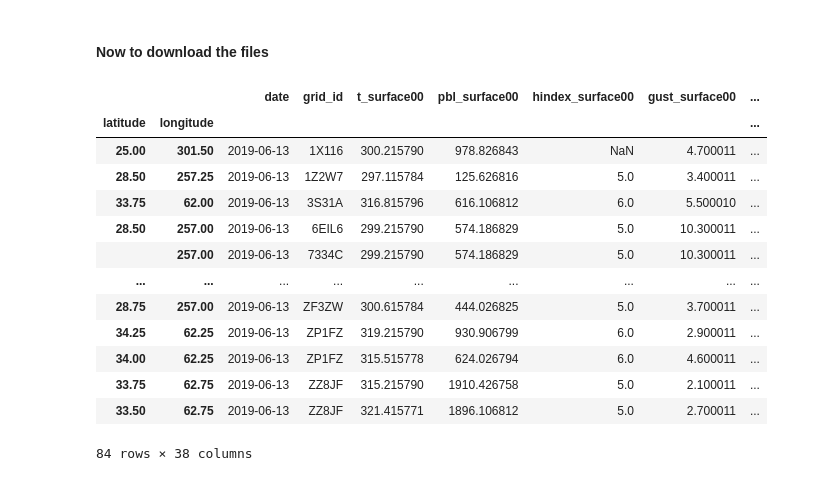
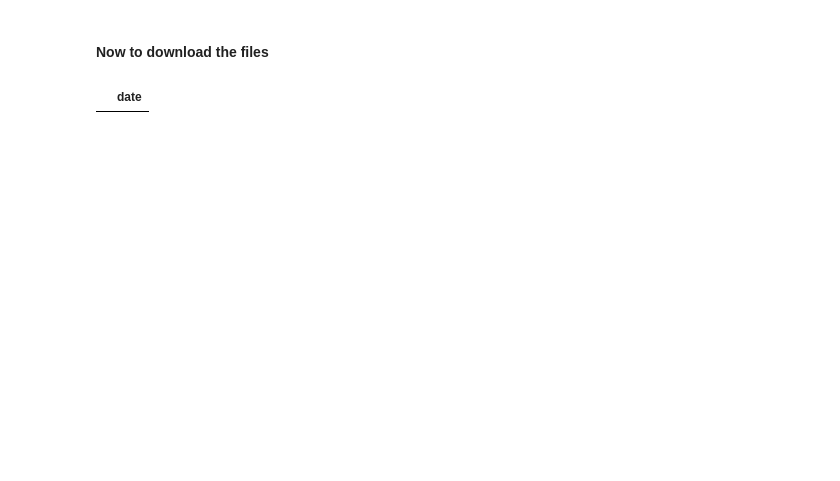
Before and after one commit to jerico-johns/Particulate-Articulate, a Jupyter notebook: GFS_Pipeline.ipynb, the cells around one changed output. Drawn from its saved outputs; the diff is of its cells as text; code cells hidden in the pictures; blank space fills up the shorter version.

```diff
--- a/GFS_Pipeline.ipynb
+++ b/GFS_Pipeline.ipynb
@@ -643,24 +640,11 @@ Ignoring index file '/local/train/GFS/gfs.0p25.2019070118.f006.grib2.923a8.idx'
 # Make sure we can pass tuples or some combination for level and variable name into function so that we can quickly change variables included.
 # Add a timeit call to understand how long it takes to run end-to-end pipeline.
 # %%
-out_parquet =  'gfs.0p25.' + '2019' + '06' + '13' + '.f006.parquet'
+out_parquet =  'gfs.0p25.' + '2020' + '01' + '01' + '.f006.parquet'
 filepath = '../train/GFS/parquet/' + out_parquet
 test_df = pd.read_parquet(filepath, engine='pyarrow')
 test_df
 # %% [output]
-|  |  | date | grid_id | t_surface00 | pbl_surface00 | hindex_surface00 | gust_surface00 | ... |
-| latitude | longitude |  |  |  |  |  |  | ... |
-| 25.00 | 301.50 | 2019-06-13 | 1X116 | 300.215790 | 978.826843 | NaN | 4.700011 | ... |
-| 28.50 | 257.25 | 2019-06-13 | 1Z2W7 | 297.115784 | 125.626816 | 5.0 | 3.400011 | ... |
-| 33.75 | 62.00 | 2019-06-13 | 3S31A | 316.815796 | 616.106812 | 6.0 | 5.500010 | ... |
-| 28.50 | 257.00 | 2019-06-13 | 6EIL6 | 299.215790 | 574.186829 | 5.0 | 10.300011 | ... |
-|  | 257.00 | 2019-06-13 | 7334C | 299.215790 | 574.186829 | 5.0 | 10.300011 | ... |
-| ... | ... | ... | ... | ... | ... | ... | ... | ... |
-| 28.75 | 257.00 | 2019-06-13 | ZF3ZW | 300.615784 | 444.026825 | 5.0 | 3.700011 | ... |
-| 34.25 | 62.25 | 2019-06-13 | ZP1FZ | 319.215790 | 930.906799 | 6.0 | 2.900011 | ... |
-| 34.00 | 62.25 | 2019-06-13 | ZP1FZ | 315.515778 | 624.026794 | 6.0 | 4.600011 | ... |
-| 33.75 | 62.75 | 2019-06-13 | ZZ8JF | 315.215790 | 1910.426758 | 5.0 | 2.100011 | ... |
-| 33.50 | 62.75 | 2019-06-13 | ZZ8JF | 321.415771 | 1896.106812 | 5.0 | 2.700011 | ... |
+|  | date |
-84 rows × 38 columns
 # %%
 ['t_surface12']
```
Also changed, not shown: parts of 11 cells of this notebook, 1 other file.
